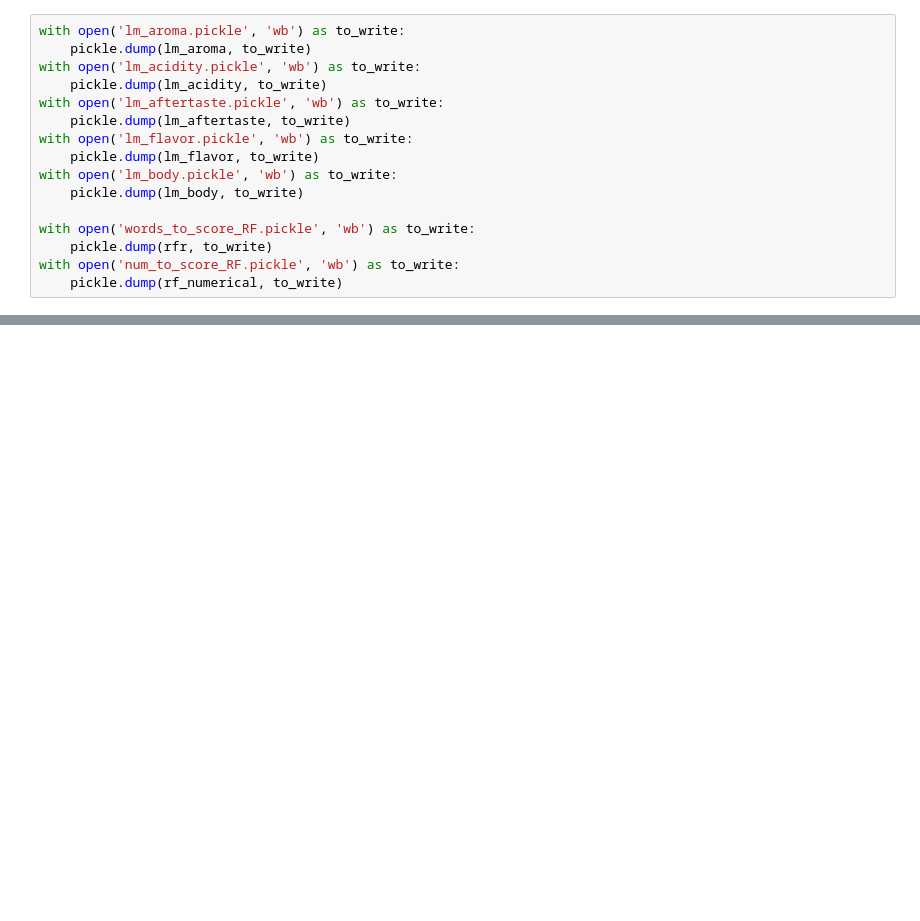
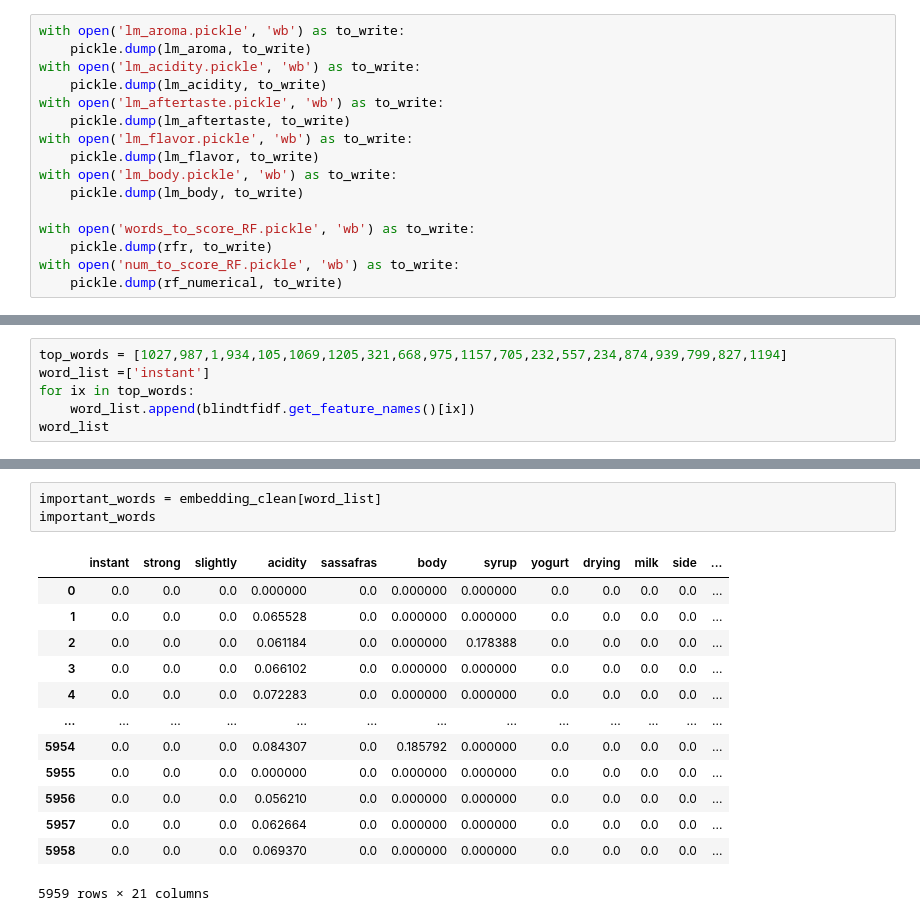
Before and after one commit to ejfeldman7/coffee-reviews-nlp, a Jupyter notebook: Notebooks/coffee_ratings_models.ipynb, the cells around one changed output, grey strips where cells are left out. Cells and saved outputs as stored; diff of their text form; blank space fills up the shorter version.

```diff
--- a/Notebooks/coffee_ratings_models.ipynb
+++ b/Notebooks/coffee_ratings_models.ipynb
@@ -1117,0 +1199,6 @@ with open('num_to_score_RF.pickle', 'wb') as to_write:
+# %%
+top_words = [1027,987,1,934,105,1069,1205,321,668,975,1157,705,232,557,234,874,939,799,827,1194]
+word_list =['instant']
+for ix in top_words:
+    word_list.append(blindtfidf.get_feature_names()[ix])
+word_list
@@ -1117,0 +1223,17 @@ with open('num_to_score_RF.pickle', 'wb') as to_write:
+# %%
+important_words = embedding_clean[word_list]
+important_words
+# %% [output]
+|  | instant | strong | slightly | acidity | sassafras | body | syrup | yogurt | drying | milk | side | ... |
+| 0 | 0.0 | 0.0 | 0.0 | 0.000000 | 0.0 | 0.000000 | 0.000000 | 0.0 | 0.0 | 0.0 | 0.0 | ... |
+| 1 | 0.0 | 0.0 | 0.0 | 0.065528 | 0.0 | 0.000000 | 0.000000 | 0.0 | 0.0 | 0.0 | 0.0 | ... |
+| 2 | 0.0 | 0.0 | 0.0 | 0.061184 | 0.0 | 0.000000 | 0.178388 | 0.0 | 0.0 | 0.0 | 0.0 | ... |
+| 3 | 0.0 | 0.0 | 0.0 | 0.066102 | 0.0 | 0.000000 | 0.000000 | 0.0 | 0.0 | 0.0 | 0.0 | ... |
+| 4 | 0.0 | 0.0 | 0.0 | 0.072283 | 0.0 | 0.000000 | 0.000000 | 0.0 | 0.0 | 0.0 | 0.0 | ... |
+| ... | ... | ... | ... | ... | ... | ... | ... | ... | ... | ... | ... | ... |
+| 5954 | 0.0 | 0.0 | 0.0 | 0.084307 | 0.0 | 0.185792 | 0.000000 | 0.0 | 0.0 | 0.0 | 0.0 | ... |
+| 5955 | 0.0 | 0.0 | 0.0 | 0.000000 | 0.0 | 0.000000 | 0.000000 | 0.0 | 0.0 | 0.0 | 0.0 | ... |
+| 5956 | 0.0 | 0.0 | 0.0 | 0.056210 | 0.0 | 0.000000 | 0.000000 | 0.0 | 0.0 | 0.0 | 0.0 | ... |
+| 5957 | 0.0 | 0.0 | 0.0 | 0.062664 | 0.0 | 0.000000 | 0.000000 | 0.0 | 0.0 | 0.0 | 0.0 | ... |
+| 5958 | 0.0 | 0.0 | 0.0 | 0.069370 | 0.0 | 0.000000 | 0.000000 | 0.0 | 0.0 | 0.0 | 0.0 | ... |
+5959 rows × 21 columns
```
Also changed, not shown: parts of 12 cells of this notebook, 5 other files.
